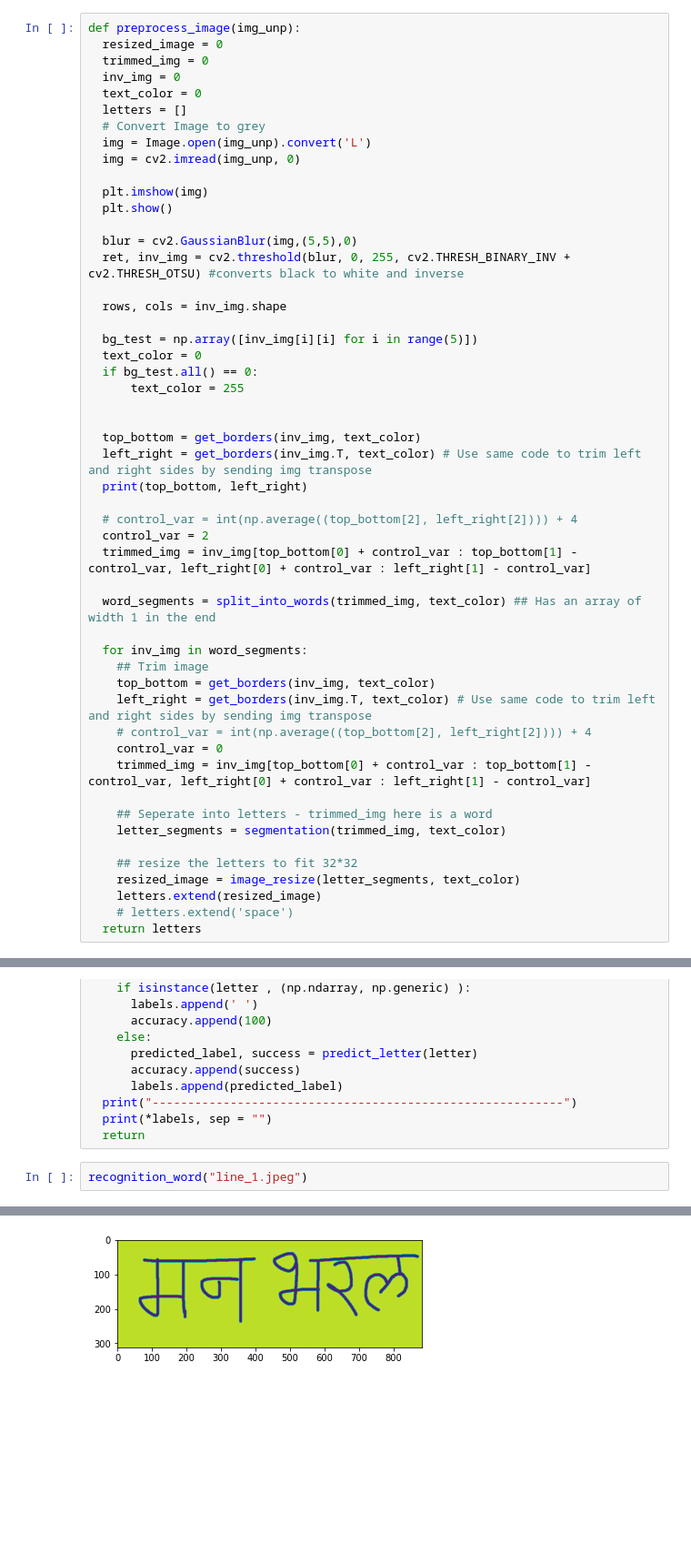
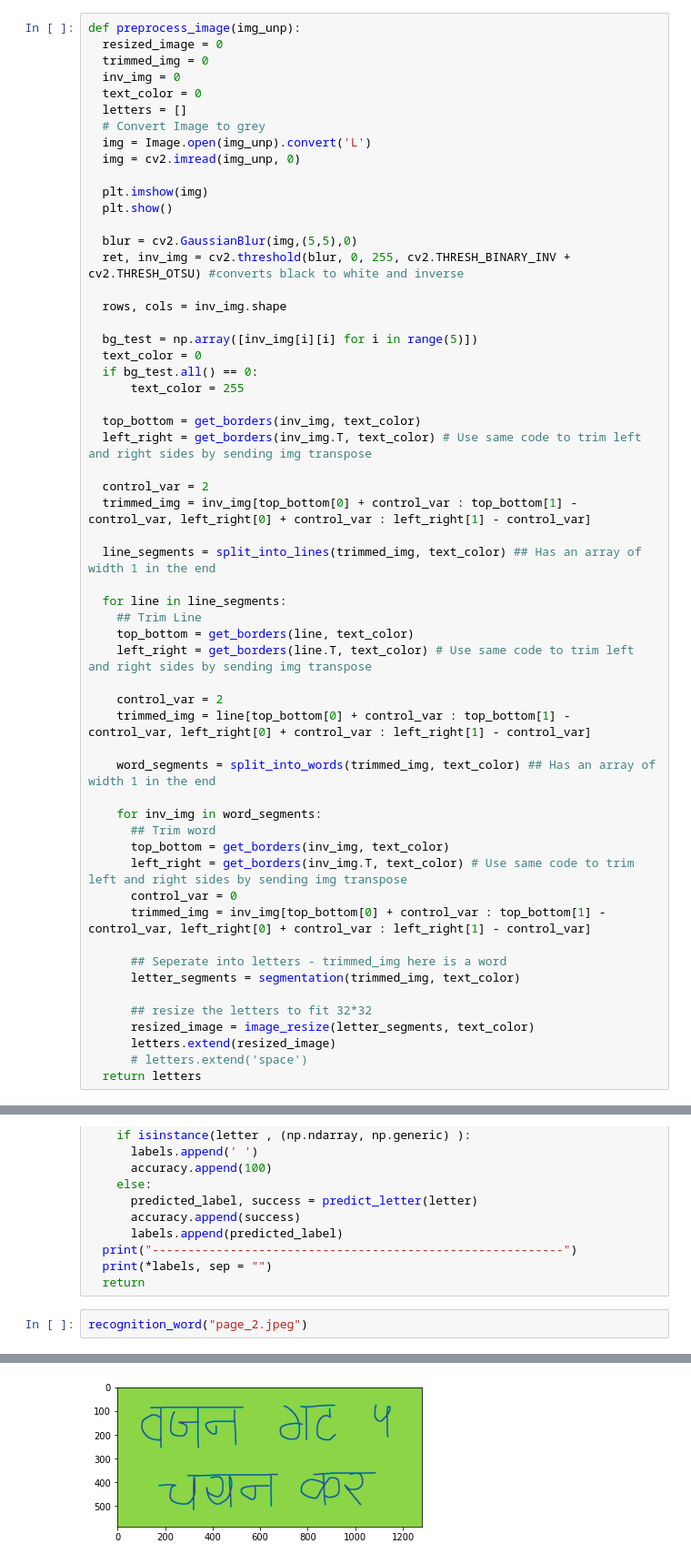
Before and after one commit to revatim/Devanagri-image-to-text, a Jupyter notebook: CS617_Project.ipynb, the cells around one changed output, grey strips where cells are left out. Shown at 91% size. Cells and saved outputs as stored; diff of their text form; blank space fills up the shorter version.

```diff
--- a/CS617_Project.ipynb
+++ b/CS617_Project.ipynb
@@ -606,32 +641,38 @@ def preprocess_image(img_unp):
   if bg_test.all() == 0:
       text_color = 255
 
-
   top_bottom = get_borders(inv_img, text_color)
   left_right = get_borders(inv_img.T, text_color) # Use same code to trim left and right sides by sending img transpose
-  print(top_bottom, left_right)
 
-  # control_var = int(np.average((top_bottom[2], left_right[2]))) + 4
   control_var = 2
   trimmed_img = inv_img[top_bottom[0] + control_var : top_bottom[1] - control_var, left_right[0] + control_var : left_right[1] - control_var]
 
-  word_segments = split_into_words(trimmed_img, text_color) ## Has an array of width 1 in the end
+  line_segments = split_into_lines(trimmed_img, text_color) ## Has an array of width 1 in the end
 
-  for inv_img in word_segments:
-    ## Trim image
-    top_bottom = get_borders(inv_img, text_color)
-    left_right = get_borders(inv_img.T, text_color) # Use same code to trim left and right sides by sending img transpose
-    # control_var = int(np.average((top_bottom[2], left_right[2]))) + 4
-    control_var = 0
-    trimmed_img = inv_img[top_bottom[0] + control_var : top_bottom[1] - control_var, left_right[0] + control_var : left_right[1] - control_var]
+  for line in line_segments:
+    ## Trim Line
+    top_bottom = get_borders(line, text_color)
+    left_right = get_borders(line.T, text_color) # Use same code to trim left and right sides by sending img transpose
 
-    ## Seperate into letters - trimmed_img here is a word
-    letter_segments = segmentation(trimmed_img, text_color)
+    control_var = 2
+    trimmed_img = line[top_bottom[0] + control_var : top_bottom[1] - control_var, left_right[0] + control_var : left_right[1] - control_var]
 
-    ## resize the letters to fit 32*32
-    resized_image = image_resize(letter_segments, text_color)
-    letters.extend(resized_image)
-    # letters.extend('space')
+    word_segments = split_into_words(trimmed_img, text_color) ## Has an array of width 1 in the end
+
+    for inv_img in word_segments:
+      ## Trim word
+      top_bottom = get_borders(inv_img, text_color)
+      left_right = get_borders(inv_img.T, text_color) # Use same code to trim left and right sides by sending img transpose
+      control_var = 0
+      trimmed_img = inv_img[top_bottom[0] + control_var : top_bottom[1] - control_var, left_right[0] + control_var : left_right[1] - control_var]
+
+      ## Seperate into letters - trimmed_img here is a word
+      letter_segments = segmentation(trimmed_img, text_color)
+
+      ## resize the letters to fit 32*32
+      resized_image = image_resize(letter_segments, text_color)
+      letters.extend(resized_image)
+      # letters.extend('space')
   return letters
 # %%
 # path_1 = "test5.png"
@@ -656,7 +697,7 @@ def recognition_word(img_path):
   print(*labels, sep = "")
   return
 # %%
-recognition_word("line_1.jpeg")
+recognition_word("page_2.jpeg")
 # %% [output]
 Inside word recognition
-[figure, old version]
+[figure, new version]
```
Also changed, not shown: parts of 4 cells of this notebook.
